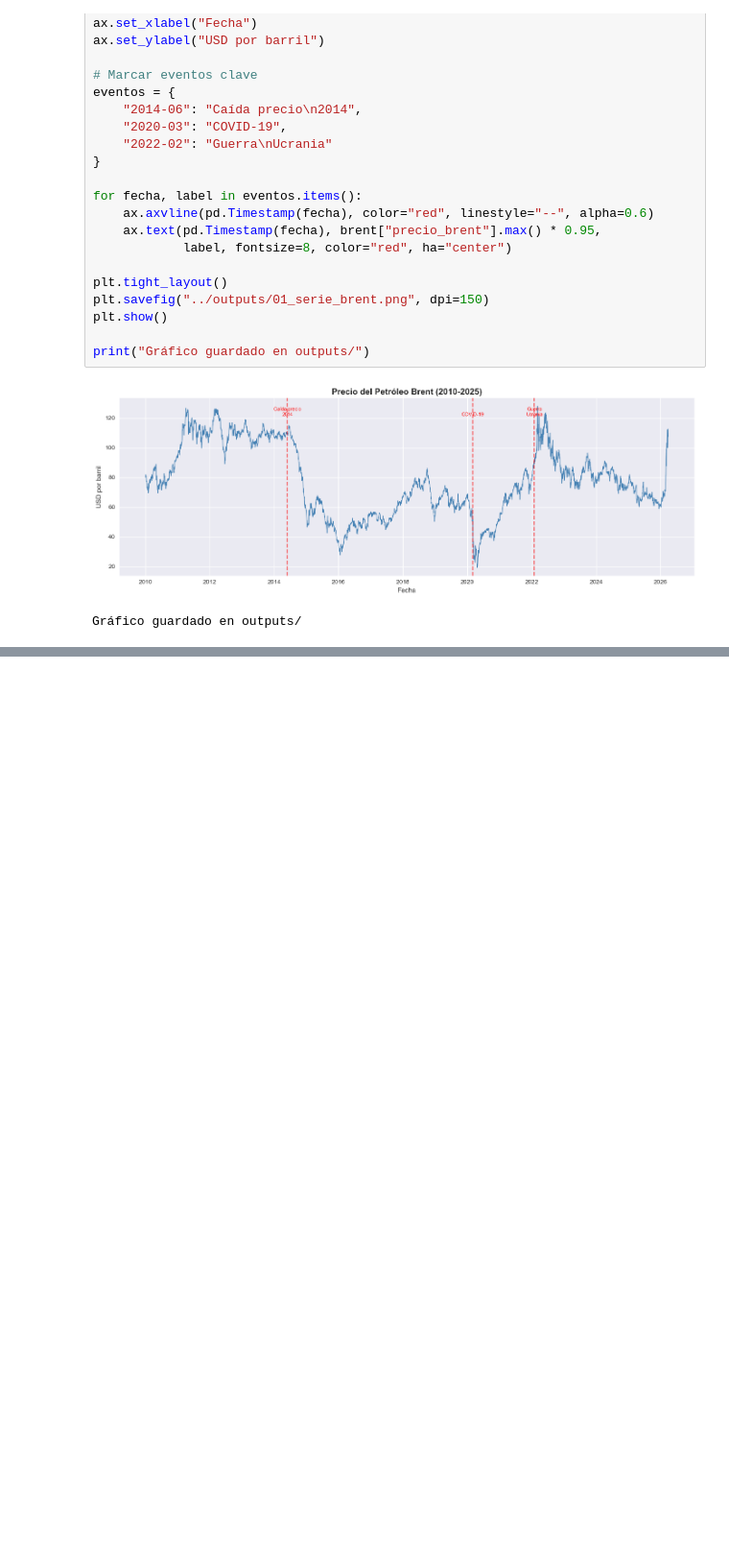
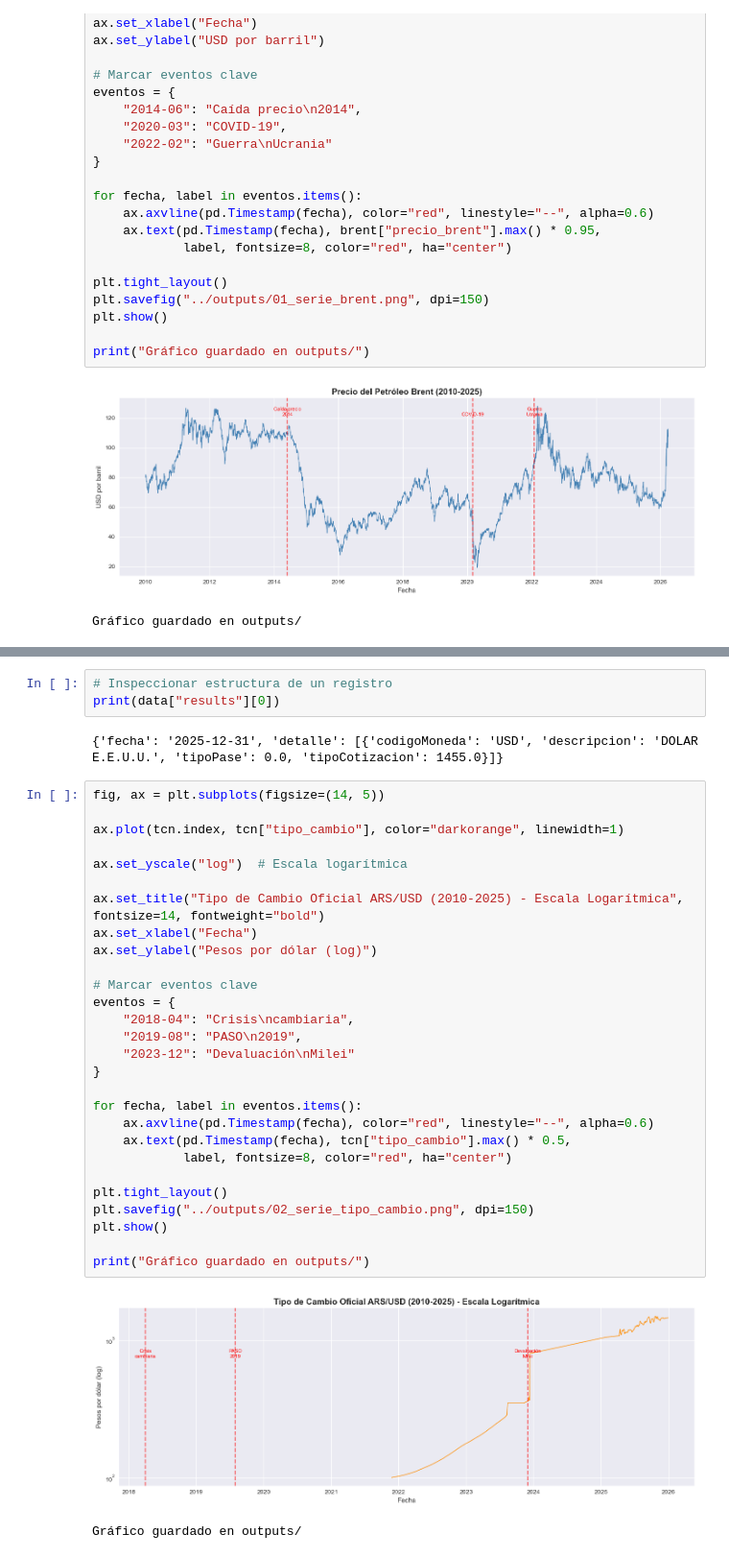
Before and after one commit to facundofidel/ypf-brent-analysis, a Jupyter notebook: notebook/01_cambio_estructural.ipynb, the cells around one changed output, grey strips where cells are left out. Shown at 96% size. Cells and saved outputs as stored; diff of their text form; blank space fills up the shorter version.

Commit message:
series brent y tipo de cambio descargadas y graficadas

```diff
--- a/notebook/01_cambio_estructural.ipynb
+++ b/notebook/01_cambio_estructural.ipynb
@@ -70,0 +158,36 @@ Gráfico guardado en outputs/
+# %%
+# Inspeccionar estructura de un registro
+print(data["results"][0])
+# %% [output]
+{'fecha': '2025-12-31', 'detalle': [{'codigoMoneda': 'USD', 'descripcion': 'DOLAR E.E.U.U.', 'tipoPase': 0.0, 'tipoCotizacion': 1455.0}]}
+# %%
+fig, ax = plt.subplots(figsize=(14, 5))
+
+ax.plot(tcn.index, tcn["tipo_cambio"], color="darkorange", linewidth=1)
+
+ax.set_yscale("log")  # Escala logarítmica
+
+ax.set_title("Tipo de Cambio Oficial ARS/USD (2010-2025) - Escala Logarítmica", fontsize=14, fontweight="bold")
+ax.set_xlabel("Fecha")
+ax.set_ylabel("Pesos por dólar (log)")
+
+# Marcar eventos clave
+eventos = {
+    "2018-04": "Crisis\ncambiaria",
+    "2019-08": "PASO\n2019",
+    "2023-12": "Devaluación\nMilei"
+}
+
+for fecha, label in eventos.items():
+    ax.axvline(pd.Timestamp(fecha), color="red", linestyle="--", alpha=0.6)
+    ax.text(pd.Timestamp(fecha), tcn["tipo_cambio"].max() * 0.5,
+            label, fontsize=8, color="red", ha="center")
+
+plt.tight_layout()
+plt.savefig("../outputs/02_serie_tipo_cambio.png", dpi=150)
+plt.show()
+
+print("Gráfico guardado en outputs/")
+# %% [output]
+[figure, added]
+Gráfico guardado en outputs/
```
Also changed, not shown: parts of 5 cells of this notebook, 1 other file.
